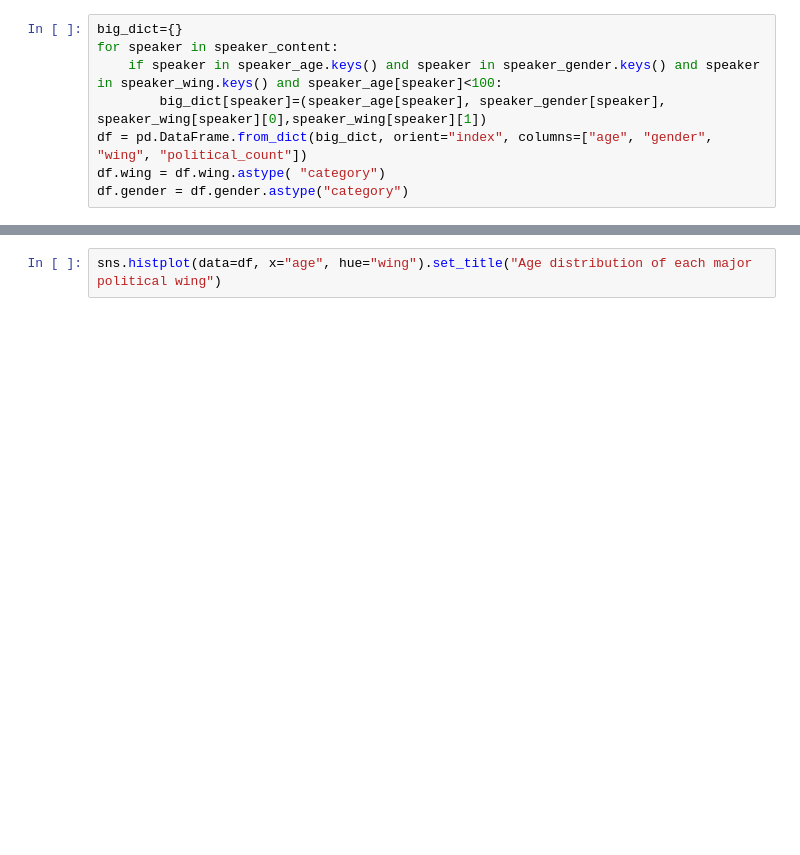
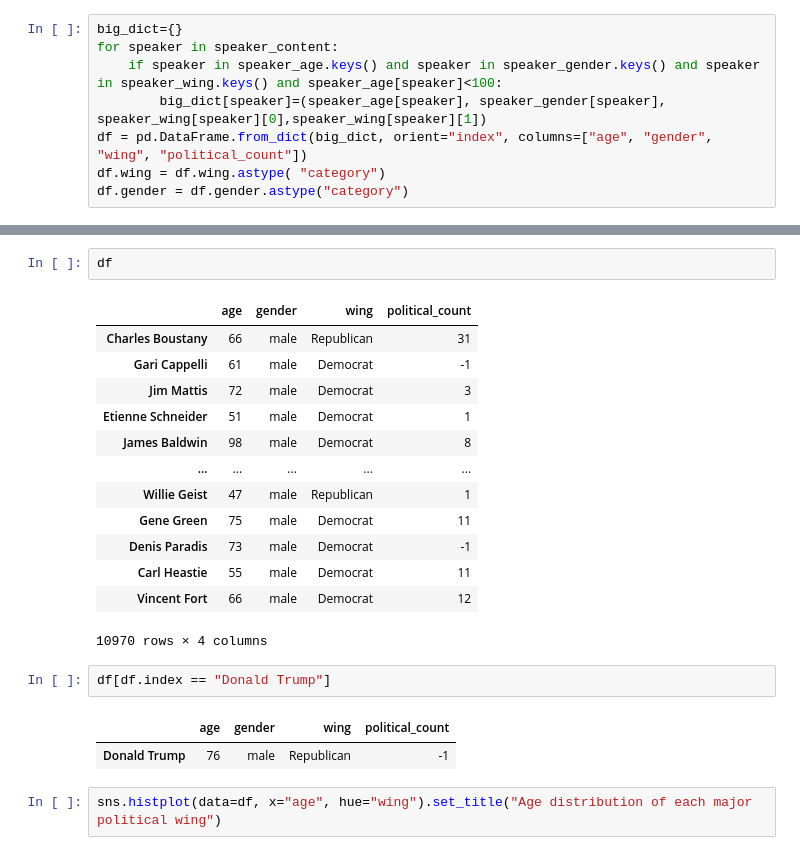
Before and after one commit to epfl-ada/ada-2021-project-adada-sur-mon-bidet, a Jupyter notebook: notebooks/processing_pickle.ipynb, the cells around one changed output, grey strips where cells are left out. Drawn from its saved outputs; the diff is of its cells as text; blank space fills up the shorter version.

```diff
--- a/notebooks/processing_pickle.ipynb
+++ b/notebooks/processing_pickle.ipynb
@@ -276,3 +319,24 @@ plt.savefig('demographics.png', dpi=300)
+# %%
+df
+# %% [output]
+|  | age | gender | wing | political_count |
+| Charles Boustany | 66 | male | Republican | 31 |
+| Gari Cappelli | 61 | male | Democrat | -1 |
+| Jim Mattis | 72 | male | Democrat | 3 |
+| Etienne Schneider | 51 | male | Democrat | 1 |
+| James Baldwin | 98 | male | Democrat | 8 |
+| ... | ... | ... | ... | ... |
+| Willie Geist | 47 | male | Republican | 1 |
+| Gene Green | 75 | male | Democrat | 11 |
+| Denis Paradis | 73 | male | Democrat | -1 |
+| Carl Heastie | 55 | male | Democrat | 11 |
+| Vincent Fort | 66 | male | Democrat | 12 |
+10970 rows × 4 columns
+# %%
+df[df.index == "Donald Trump"]
+# %% [output]
+|  | age | gender | wing | political_count |
+| Donald Trump | 76 | male | Republican | -1 |
 # %%
 sns.histplot(data=df, x="age", hue="wing").set_title("Age distribution of each major political wing")
 # %% [output]
```
Also changed, not shown: parts of 10 cells of this notebook, 3 other files.
